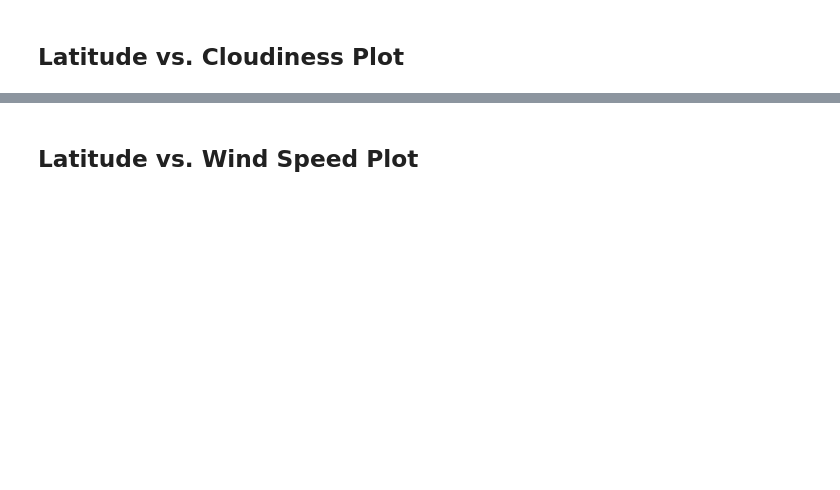
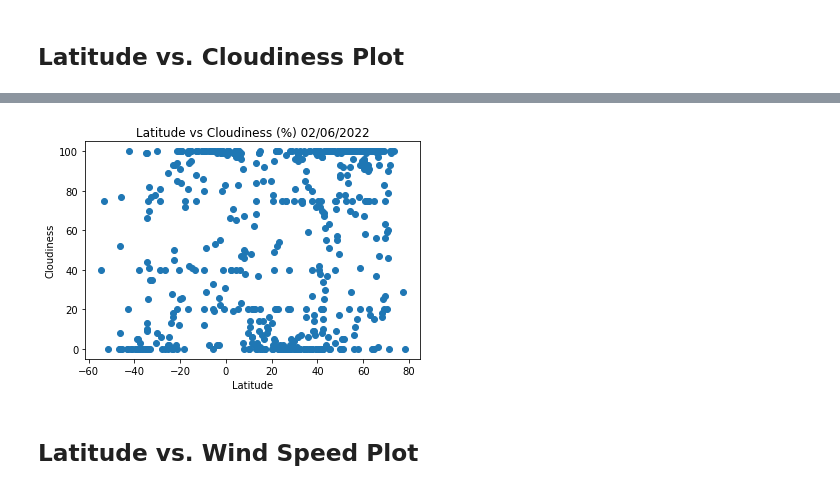
Before and after one commit to namatagb/gtbc-06-python-api-challenge, a Jupyter notebook: WeatherPy/WeatherPy.ipynb, the cells around one changed output, grey strips where cells are left out. Saved outputs shown, nothing was run; the diff lists cells and outputs as text; code cells hidden in the pictures; blank space fills up the shorter version.

```diff
--- a/WeatherPy/WeatherPy.ipynb
+++ b/WeatherPy/WeatherPy.ipynb
@@ -181,2 +183,10 @@ Int64Index([], dtype='int64')
+# %%
+plt.scatter(lat, cloudiness)
+plt.xlabel("Latitude")
+plt.ylabel("Cloudiness")
+plt.title("Latitude vs Cloudiness (%) 02/06/2022");
+plt.savefig('Outputs/Fig3.png')
+# %% [output]
+[figure, added]
 # %% [markdown]
 ## Latitude vs. Wind Speed Plot
```
Also changed, not shown: parts of 34 cells of this notebook, 13 other files.
